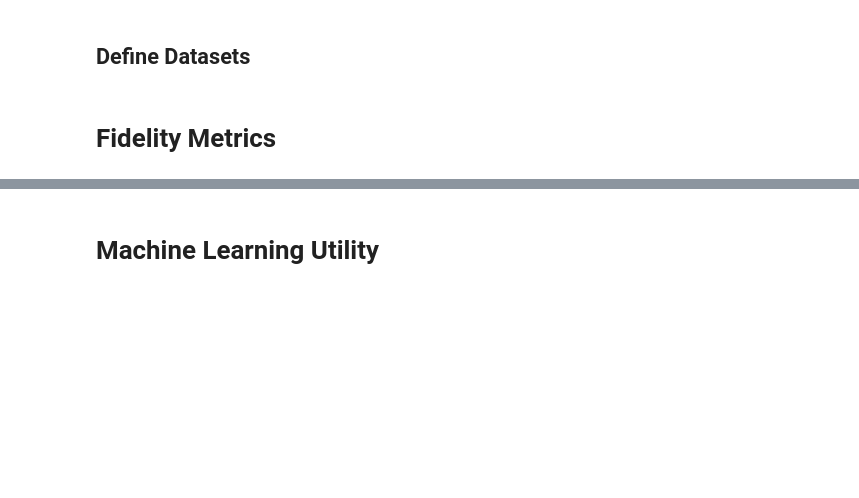
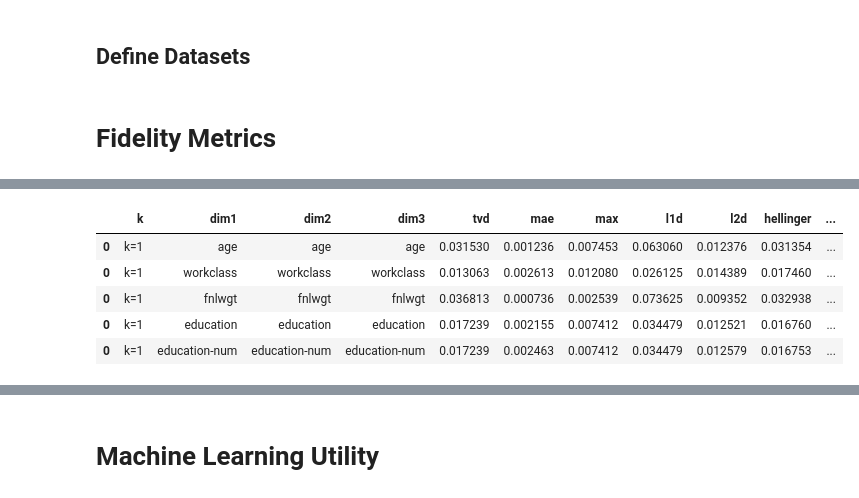
Before and after one commit to mostly-ai/paper-fidelity-accuracy, a Jupyter notebook: 2023-05/evaluate.ipynb, the cells around one changed output, grey strips where cells are left out. Drawn from its saved outputs; the diff is of its cells as text; code cells hidden in the pictures; blank space fills up the shorter version.

Commit message:
skip online-shoppers_copulagan

```diff
--- a/2023-05/evaluate.ipynb
+++ b/2023-05/evaluate.ipynb
@@ -39,8 +39,8 @@ datasets = [
 # list of synthesizers to benchmark
 fns = [
     'mostly',
-    # 'gretel',
-    # 'copulagan',
+    'gretel',
+    'copulagan',
     'ctgan',
     'tvae',
     'gaussian_copula',
@@ -158,0 +133,32 @@ fid.to_csv('fidelity.csv', index=False)
+# %%
+%%time
+
+fid = []
+for dataset in datasets:
+    trn_fn = f"{repo}{dataset}_trn.csv.gz"
+    trn = pd.read_csv(trn_fn)
+    print(f"read {trn_fn} {trn.shape}")
+    for fn in fns + ['val']:
+        if dataset == "online-shoppers" and fn == "copulagan":
+            print('skipping online-shoppers copulagan (no data available)')
+            pass
+        else:
+            syn_fn = f"{repo}{dataset}_{fn}.csv.gz"
+            syn = pd.read_csv(syn_fn)
+            print(f"read {syn_fn} {syn.shape}")
+            # 1-way marginal distributions (=univariates)
+            fid1 = fidelity(trn, syn, k=1, c=100)
+            print('calculate 1-way fidelity')
+            # 2-way marginal distributions (=bivariates)
+            fid2 = fidelity(trn, syn, k=2, c=10)
+            print('calculate 2-way fidelity')
+            # 3-way marginal distributions; these are compute-intensive
+            fid3 = fidelity(trn, syn, k=3, c=5)
+            print('calculate 3-way fidelity')
+            out = pd.concat([fid1, fid2, fid3])
+            out['dataset'] = dataset
+            out['synthesizer'] = fn if fn!='val' else 'HOLDOUT'
+            fid.append(out)
+
+fid = pd.concat(fid)
+fid.to_csv('fidelity.csv', index=False)
@@ -159,5 +183,12 @@ fid.to_csv('fidelity.csv', index=False)
 # %%
-fid
+fid.head()
+# %% [output]
+|  | k | dim1 | dim2 | dim3 | tvd | mae | max | l1d | l2d | hellinger | ... |
+| 0 | k=1 | age | age | age | 0.031530 | 0.001236 | 0.007453 | 0.063060 | 0.012376 | 0.031354 | ... |
+| 0 | k=1 | workclass | workclass | workclass | 0.013063 | 0.002613 | 0.012080 | 0.026125 | 0.014389 | 0.017460 | ... |
+| 0 | k=1 | fnlwgt | fnlwgt | fnlwgt | 0.036813 | 0.000736 | 0.002539 | 0.073625 | 0.009352 | 0.032938 | ... |
+| 0 | k=1 | education | education | education | 0.017239 | 0.002155 | 0.007412 | 0.034479 | 0.012521 | 0.016760 | ... |
+| 0 | k=1 | education-num | education-num | education-num | 0.017239 | 0.002463 | 0.007412 | 0.034479 | 0.012579 | 0.016753 | ... |
 # %%
 # calculate average
 agg = fid.groupby(['dataset', 'synthesizer', 'k'])['tvd'].mean().to_frame().reset_index()
```
Also changed, not shown: parts of 6 cells of this notebook.
